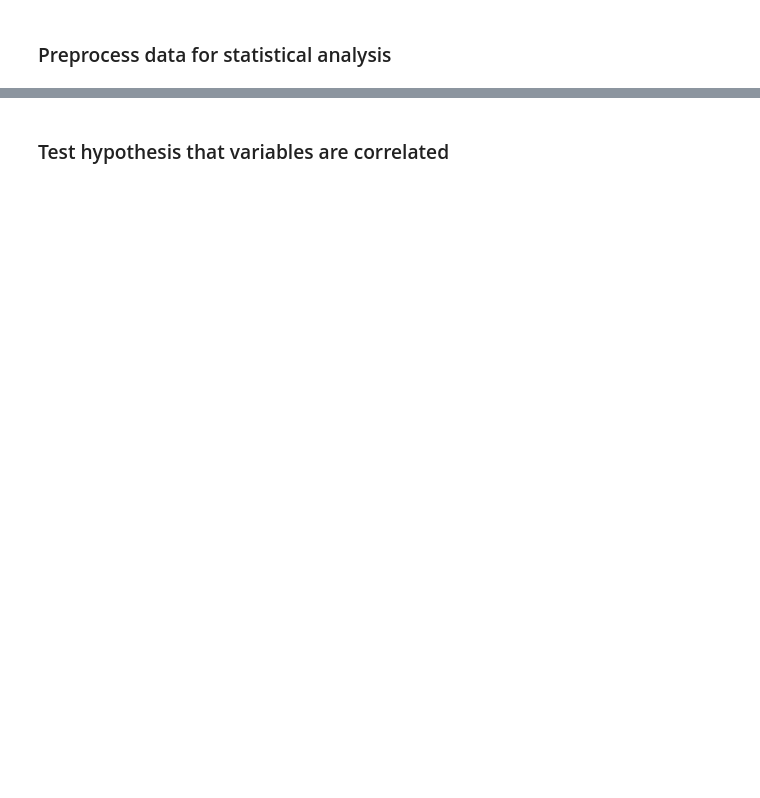
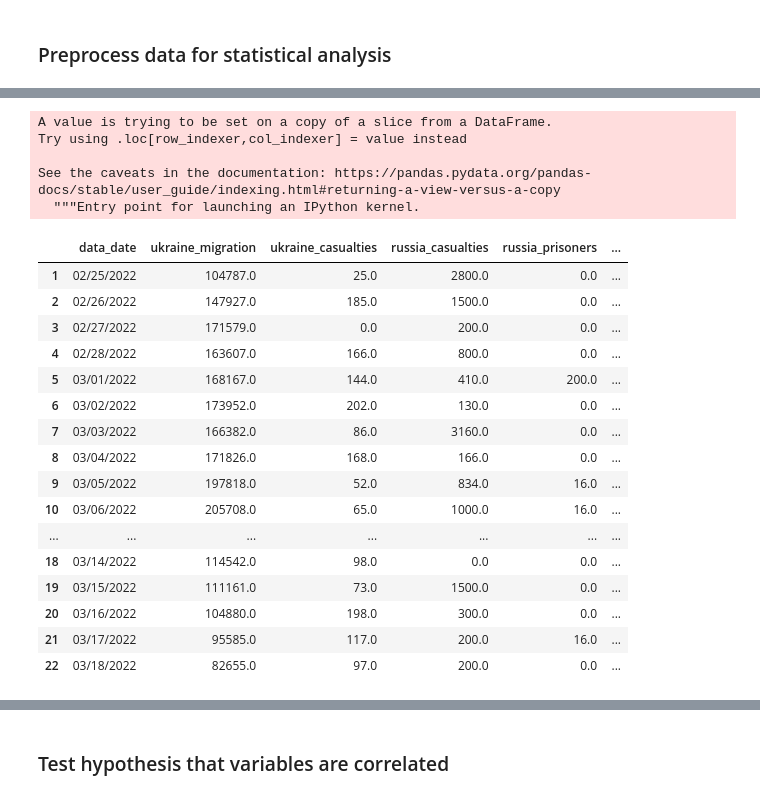
Before and after one commit to aduchini/Final_project, a Jupyter notebook: Statistical_Analysis.ipynb, the cells around one changed output, grey strips where cells are left out. Drawn from its saved outputs; the diff is of its cells as text; code cells hidden in the pictures; blank space fills up the shorter version.

```diff
--- a/Statistical_Analysis.ipynb
+++ b/Statistical_Analysis.ipynb
@@ -58,0 +70,27 @@ stats_df['data_date'] = stats_df['data_date'].astype('category').cat.codes
+# %%
+# add year to date column
+stats_df['data_date'] = stats_df['data_date'].astype(str) + '/2022'
+stats_df
+# %% [output]
+A value is trying to be set on a copy of a slice from a DataFrame.
+Try using .loc[row_indexer,col_indexer] = value instead
+
+See the caveats in the documentation: https://pandas.pydata.org/pandas-docs/stable/user_guide/indexing.html#returning-a-view-versus-a-copy
+  """Entry point for launching an IPython kernel.
+|  | data_date | ukraine_migration | ukraine_casualties | russia_casualties | russia_prisoners | ... |
+| 1 | 02/25/2022 | 104787.0 | 25.0 | 2800.0 | 0.0 | ... |
+| 2 | 02/26/2022 | 147927.0 | 185.0 | 1500.0 | 0.0 | ... |
+| 3 | 02/27/2022 | 171579.0 | 0.0 | 200.0 | 0.0 | ... |
+| 4 | 02/28/2022 | 163607.0 | 166.0 | 800.0 | 0.0 | ... |
+| 5 | 03/01/2022 | 168167.0 | 144.0 | 410.0 | 200.0 | ... |
+| 6 | 03/02/2022 | 173952.0 | 202.0 | 130.0 | 0.0 | ... |
+| 7 | 03/03/2022 | 166382.0 | 86.0 | 3160.0 | 0.0 | ... |
+| 8 | 03/04/2022 | 171826.0 | 168.0 | 166.0 | 0.0 | ... |
+| 9 | 03/05/2022 | 197818.0 | 52.0 | 834.0 | 16.0 | ... |
+| 10 | 03/06/2022 | 205708.0 | 65.0 | 1000.0 | 16.0 | ... |
+| ... | ... | ... | ... | ... | ... | ... |
+| 18 | 03/14/2022 | 114542.0 | 98.0 | 0.0 | 0.0 | ... |
+| 19 | 03/15/2022 | 111161.0 | 73.0 | 1500.0 | 0.0 | ... |
+| 20 | 03/16/2022 | 104880.0 | 198.0 | 300.0 | 0.0 | ... |
+| 21 | 03/17/2022 | 95585.0 | 117.0 | 200.0 | 16.0 | ... |
+| 22 | 03/18/2022 | 82655.0 | 97.0 | 200.0 | 0.0 | ... |
```
Also changed, not shown: parts of 12 cells of this notebook, 2 other files.
